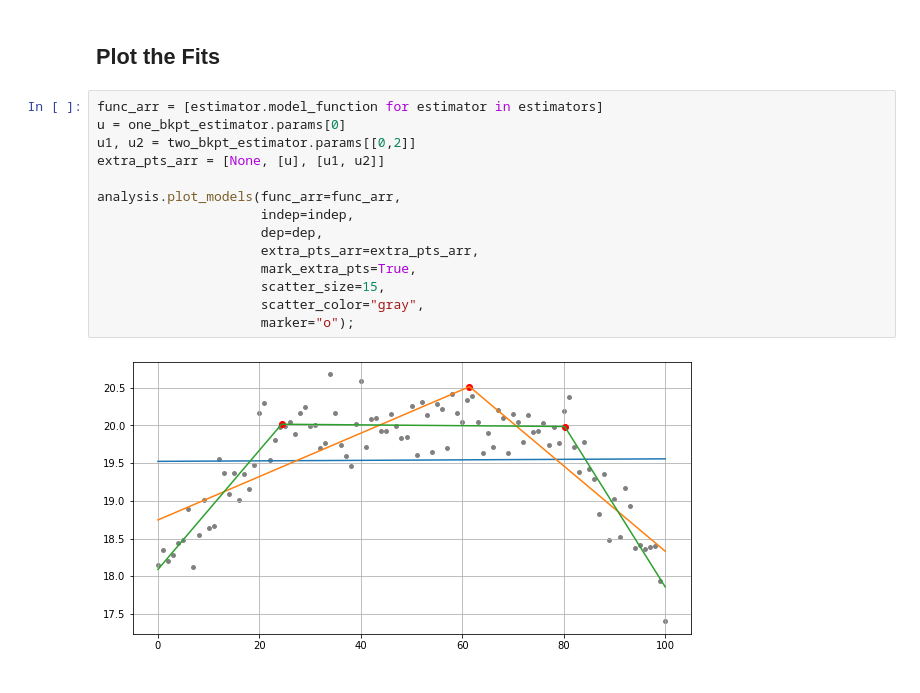
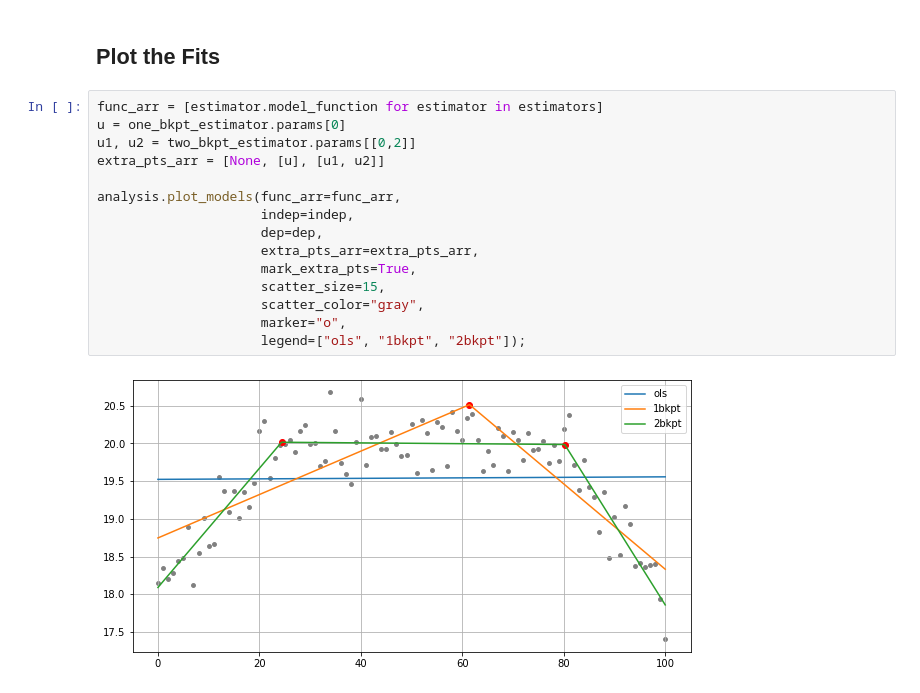
Before and after one commit to stevelill/segreg, a Jupyter notebook: doc/source/tutorial/segreg_example2.ipynb, the cells around one changed output. Drawn from its saved outputs; the diff is of its cells as text.

Commit message:
add legend to plotting and some doc update

```diff
--- a/doc/source/tutorial/segreg_example2.ipynb
+++ b/doc/source/tutorial/segreg_example2.ipynb
@@ -48,16 +48,17 @@ for estimator in estimators:
 # %%
 func_arr = [estimator.model_function for estimator in estimators]
 u = one_bkpt_estimator.params[0]
 u1, u2 = two_bkpt_estimator.params[[0,2]]
 extra_pts_arr = [None, [u], [u1, u2]]
 
 analysis.plot_models(func_arr=func_arr,
                      indep=indep,
                      dep=dep,
                      extra_pts_arr=extra_pts_arr,
                      mark_extra_pts=True,
                      scatter_size=15,
                      scatter_color="gray",
-                     marker="o");
+                     marker="o",
+                     legend=["ols", "1bkpt", "2bkpt"]);
 # %% [output]
-[figure, old version]
+[figure, new version]
```
Also changed, not shown: 2 other files.
